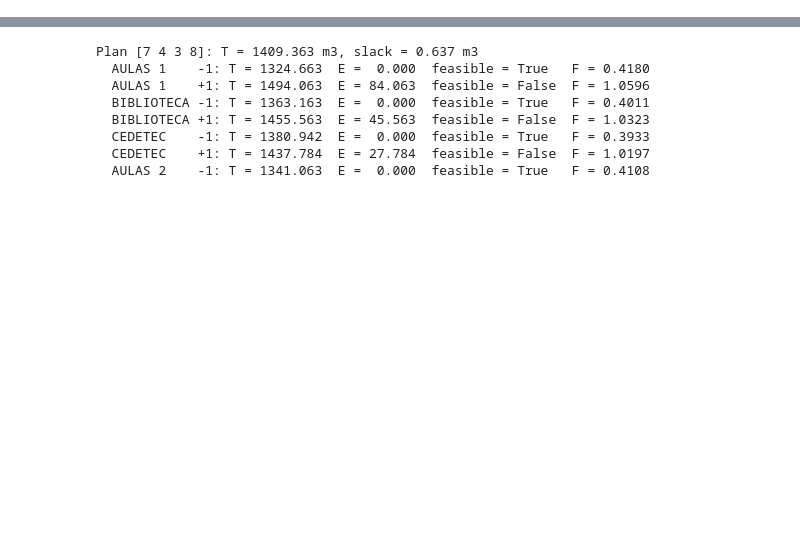
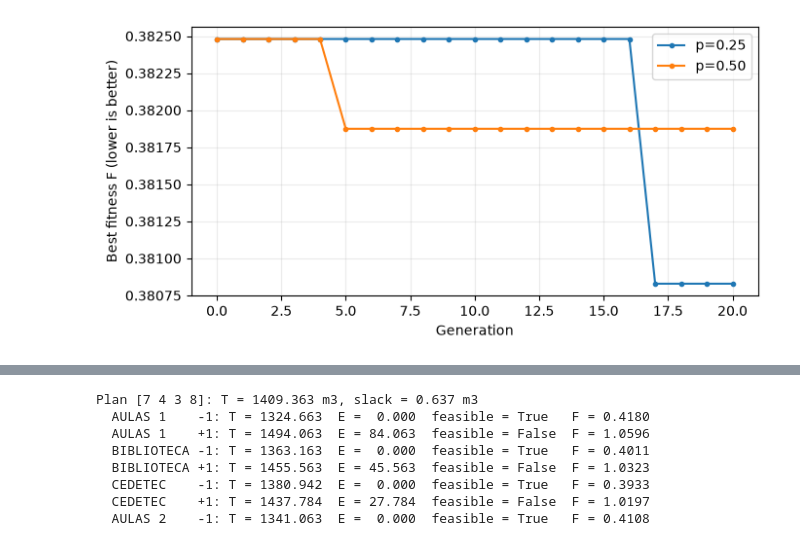
Before and after one commit to NicolasLT18/Bio-inspired_Final_Project, a Jupyter notebook: planta_fisica_operator_variant.ipynb, the cells around one changed output, grey strips where cells are left out. Cells and saved outputs as stored; diff of their text form; code cells hidden in the pictures; blank space fills up the shorter version.

```diff
--- a/planta_fisica_operator_variant.ipynb
+++ b/planta_fisica_operator_variant.ipynb
@@ -79,0 +208,18 @@ def mutate(child: np.ndarray, probability: float,
+# %%
+def run_ga(population_size: int = 20, generations: int = 20,
+           mutation_probability: float = 0.25, seed: int = 42) -> dict:
+    """Run a small canonical GA and retain the best fitness at each generation."""
+    if not isinstance(population_size, int) or population_size < 2:
+        raise ValueError("Population size must be an integer of at least two.")
+    if not isinstance(generations, int) or generations < 1:
+        raise ValueError("Generations must be a positive integer.")
+    if not 0 <= mutation_probability <= 1:
+        raise ValueError("Mutation probability must be between zero and one.")
+    rng = np.random.default_rng(seed)
+    population = [random_individual(rng) for _ in range(population_size)]
+    history = [min(evaluate(x)["fitness"] for x in population)]
+    for _ in range(generations):
+        population = next_generation(population, mutation_probability, rng)
+        history.append(min(evaluate(x)["fitness"] for x in population))
+    best = min(population, key=lambda x: evaluate(x)["fitness"]).copy()
+    return dict(genes=best, metrics=evaluate(best), history=np.array(history))
@@ -79,0 +247,13 @@ def mutate(child: np.ndarray, probability: float,
+# %%
+import matplotlib.pyplot as plt
+
+fig, ax = plt.subplots(figsize=(7, 3.5))
+for label, result in [("p=0.25", baseline), ("p=0.50", variant)]:
+    ax.plot(range(len(result["history"])), result["history"], marker=".", label=label)
+ax.set(xlabel='Generation', ylabel='Best fitness F (lower is better)')
+ax.grid(alpha=0.25)
+ax.legend()
+fig.tight_layout()
+plt.show()
+# %% [output]
+[figure, added]
```
Also changed, not shown: parts of 56 cells of this notebook, 3 other files.
